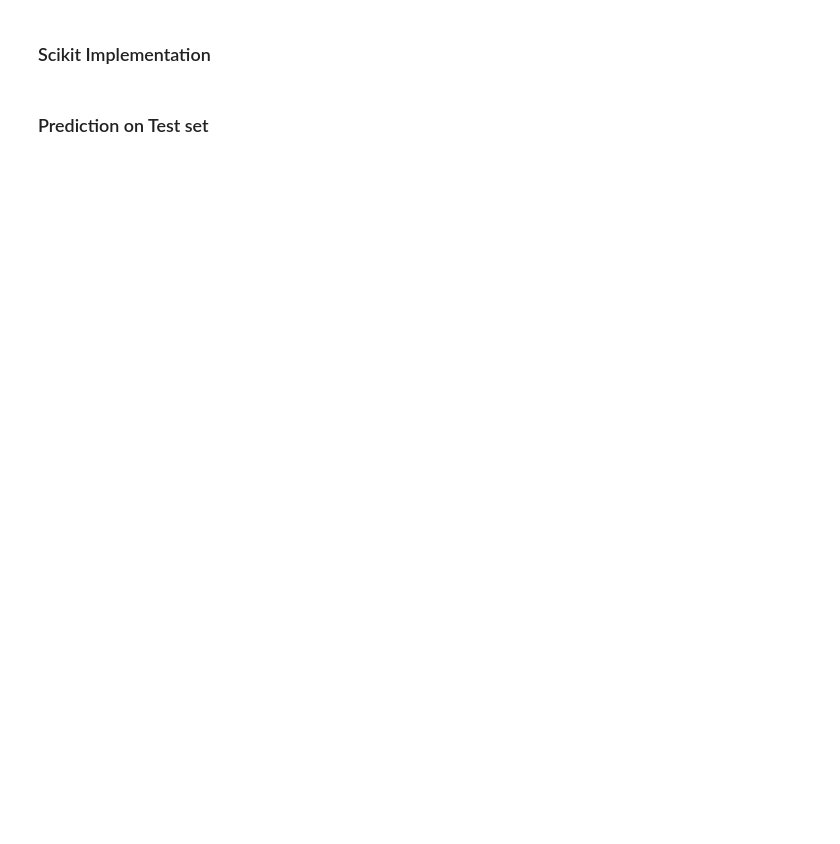
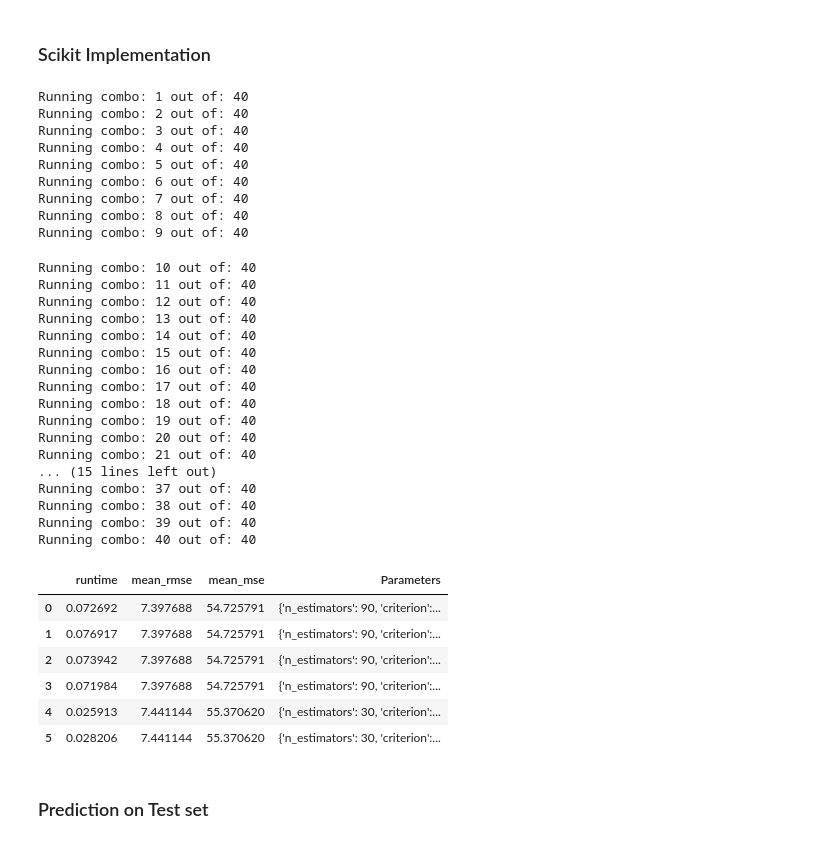
Before and after one commit to Esaiasson/Machine_learning_WS_2025, a Jupyter notebook: A2/final_results.ipynb, the cells around one changed output. Cells and saved outputs as stored; diff of their text form; code cells hidden in the pictures; blank space fills up the shorter version.

```diff
--- a/A2/final_results.ipynb
+++ b/A2/final_results.ipynb
@@ -236,8 +264,42 @@ train_results_rf_food_waste
 # %% [markdown]
 ### Scikit Implementation
 # %%
-sci_kit_results_food_waste_rf, best_forest_scikit_food_waste_rf = grid_search.grid_search_oob_scikit(food_waste_df_train, "wastage_food_amount", param_grid_scikit)
+sci_kit_results_food_waste_rf, best_forest_scikit_food_waste_rf = grid_search.grid_search_oob_scikit(food_waste_df_train, "wastage_food_amount", param_grid_rf_scikit)
 sci_kit_results_food_waste_rf.loc[:5,]
+# %% [output]
+Running combo: 1 out of: 40
+Running combo: 2 out of: 40
+Running combo: 3 out of: 40
+Running combo: 4 out of: 40
+Running combo: 5 out of: 40
+Running combo: 6 out of: 40
+Running combo: 7 out of: 40
+Running combo: 8 out of: 40
+Running combo: 9 out of: 40
+Running combo: 10 out of: 40
+Running combo: 11 out of: 40
+Running combo: 12 out of: 40
+Running combo: 13 out of: 40
+Running combo: 14 out of: 40
+Running combo: 15 out of: 40
+Running combo: 16 out of: 40
+Running combo: 17 out of: 40
+Running combo: 18 out of: 40
+Running combo: 19 out of: 40
+Running combo: 20 out of: 40
+Running combo: 21 out of: 40
+... (15 lines left out)
+Running combo: 37 out of: 40
+Running combo: 38 out of: 40
+Running combo: 39 out of: 40
+Running combo: 40 out of: 40
+|  | runtime | mean_rmse | mean_mse | Parameters |
+| 0 | 0.072692 | 7.397688 | 54.725791 | {'n_estimators': 90, 'criterion':... |
+| 1 | 0.076917 | 7.397688 | 54.725791 | {'n_estimators': 90, 'criterion':... |
+| 2 | 0.073942 | 7.397688 | 54.725791 | {'n_estimators': 90, 'criterion':... |
+| 3 | 0.071984 | 7.397688 | 54.725791 | {'n_estimators': 90, 'criterion':... |
+| 4 | 0.025913 | 7.441144 | 55.370620 | {'n_estimators': 30, 'criterion':... |
+| 5 | 0.028206 | 7.441144 | 55.370620 | {'n_estimators': 30, 'criterion':... |
 # %% [markdown]
 ### Prediction on Test set
 # %%
```
Also changed, not shown: parts of 19 cells of this notebook, 2 other files.
